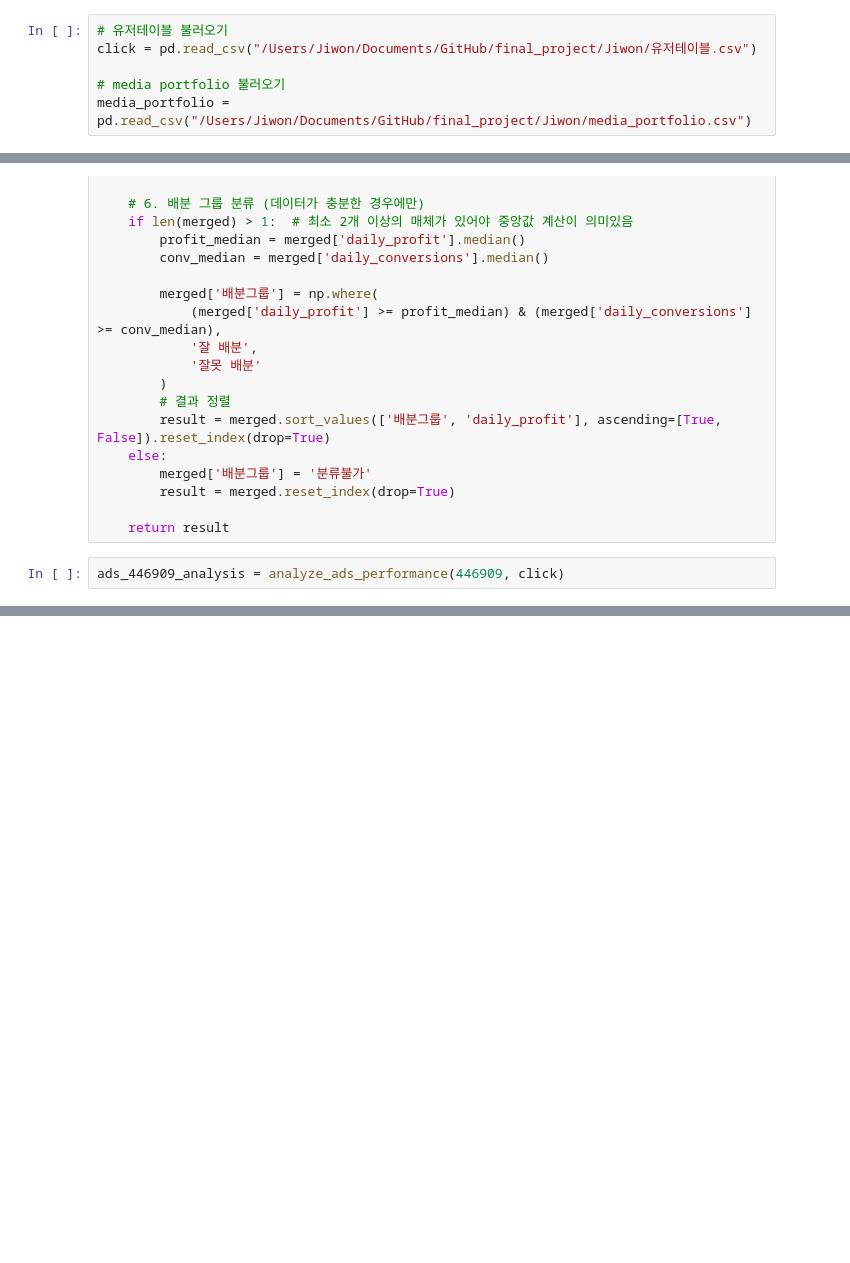
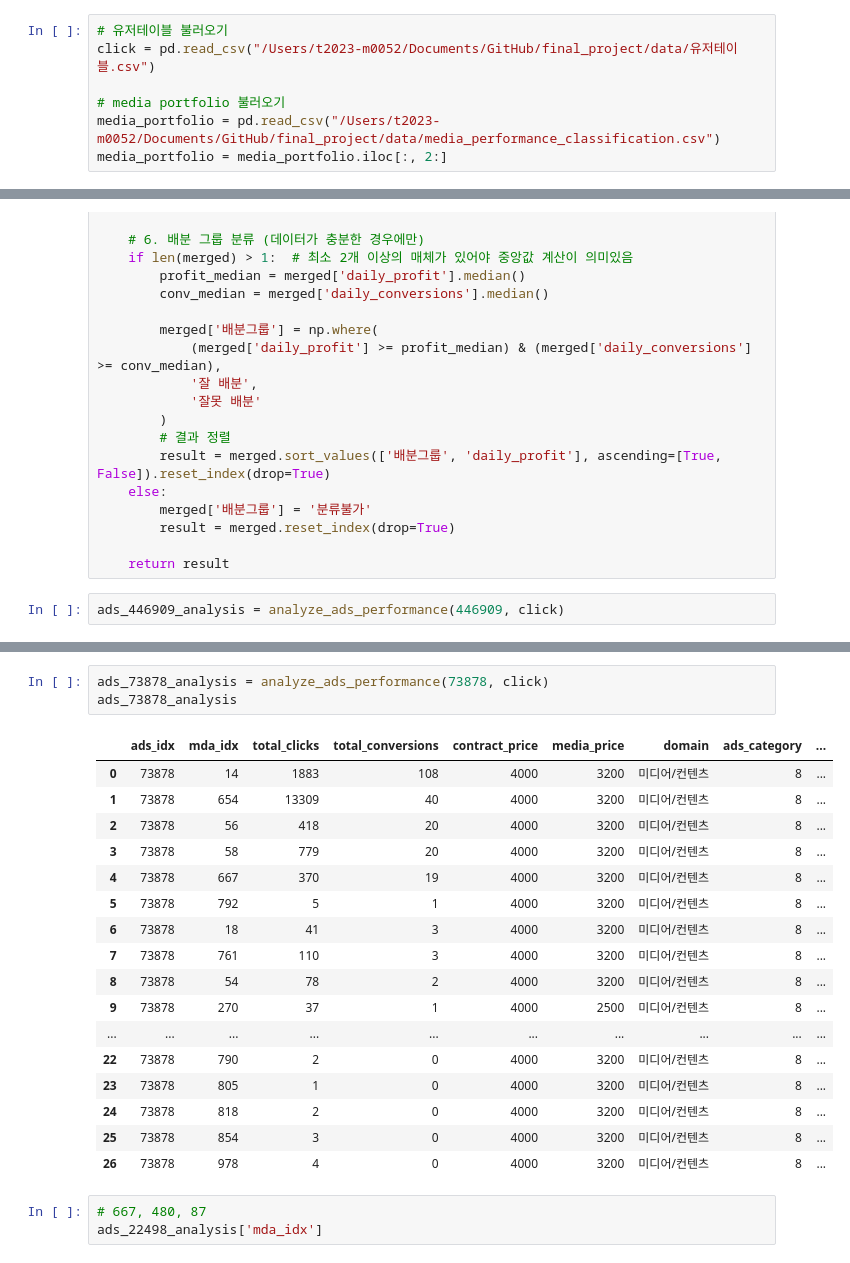
Before and after one commit to sese7414/reward_ads_project, a Jupyter notebook: Sehee/ads_performance.ipynb, the cells around one changed output, grey strips where cells are left out. Cells and saved outputs as stored; diff of their text form; blank space fills up the shorter version.

```diff
--- a/Sehee/ads_performance.ipynb
+++ b/Sehee/ads_performance.ipynb
@@ -3,7 +3,8 @@ import pandas as pd
 import numpy as np
 # %%
 # 유저테이블 불러오기
-click = pd.read_csv("/Users/Jiwon/Documents/GitHub/final_project/Jiwon/유저테이블.csv")
+click = pd.read_csv("/Users/t2023-m0052/Documents/GitHub/final_project/data/유저테이블.csv")
 
 # media portfolio 불러오기
-media_portfolio = pd.read_csv("/Users/Jiwon/Documents/GitHub/final_project/Jiwon/media_portfolio.csv")
+media_portfolio = pd.read_csv("/Users/t2023-m0052/Documents/GitHub/final_project/data/media_performance_classification.csv")
+media_portfolio = media_portfolio.iloc[:, 2:]
@@ -93,0 +186,24 @@ ads_446909_analysis = analyze_ads_performance(446909, click)
+# %%
+ads_73878_analysis = analyze_ads_performance(73878, click)
+ads_73878_analysis
+# %% [output]
+|  | ads_idx | mda_idx | total_clicks | total_conversions | contract_price | media_price | domain | ads_category | ... |
+| 0 | 73878 | 14 | 1883 | 108 | 4000 | 3200 | 미디어/컨텐츠 | 8 | ... |
+| 1 | 73878 | 654 | 13309 | 40 | 4000 | 3200 | 미디어/컨텐츠 | 8 | ... |
+| 2 | 73878 | 56 | 418 | 20 | 4000 | 3200 | 미디어/컨텐츠 | 8 | ... |
+| 3 | 73878 | 58 | 779 | 20 | 4000 | 3200 | 미디어/컨텐츠 | 8 | ... |
+| 4 | 73878 | 667 | 370 | 19 | 4000 | 3200 | 미디어/컨텐츠 | 8 | ... |
+| 5 | 73878 | 792 | 5 | 1 | 4000 | 3200 | 미디어/컨텐츠 | 8 | ... |
+| 6 | 73878 | 18 | 41 | 3 | 4000 | 3200 | 미디어/컨텐츠 | 8 | ... |
+| 7 | 73878 | 761 | 110 | 3 | 4000 | 3200 | 미디어/컨텐츠 | 8 | ... |
+| 8 | 73878 | 54 | 78 | 2 | 4000 | 3200 | 미디어/컨텐츠 | 8 | ... |
+| 9 | 73878 | 270 | 37 | 1 | 4000 | 2500 | 미디어/컨텐츠 | 8 | ... |
+| ... | ... | ... | ... | ... | ... | ... | ... | ... | ... |
+| 22 | 73878 | 790 | 2 | 0 | 4000 | 3200 | 미디어/컨텐츠 | 8 | ... |
+| 23 | 73878 | 805 | 1 | 0 | 4000 | 3200 | 미디어/컨텐츠 | 8 | ... |
+| 24 | 73878 | 818 | 2 | 0 | 4000 | 3200 | 미디어/컨텐츠 | 8 | ... |
+| 25 | 73878 | 854 | 3 | 0 | 4000 | 3200 | 미디어/컨텐츠 | 8 | ... |
+| 26 | 73878 | 978 | 4 | 0 | 4000 | 3200 | 미디어/컨텐츠 | 8 | ... |
+# %%
+# 667, 480, 87
+ads_22498_analysis['mda_idx']
```
Also changed, not shown: parts of 76 cells of this notebook, 2 other files.
